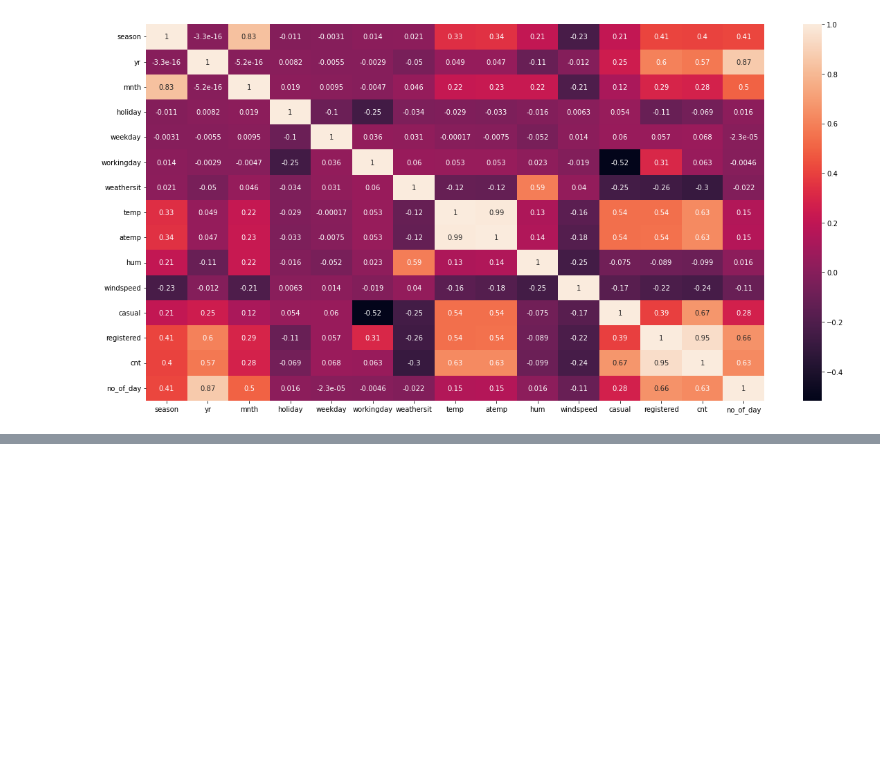
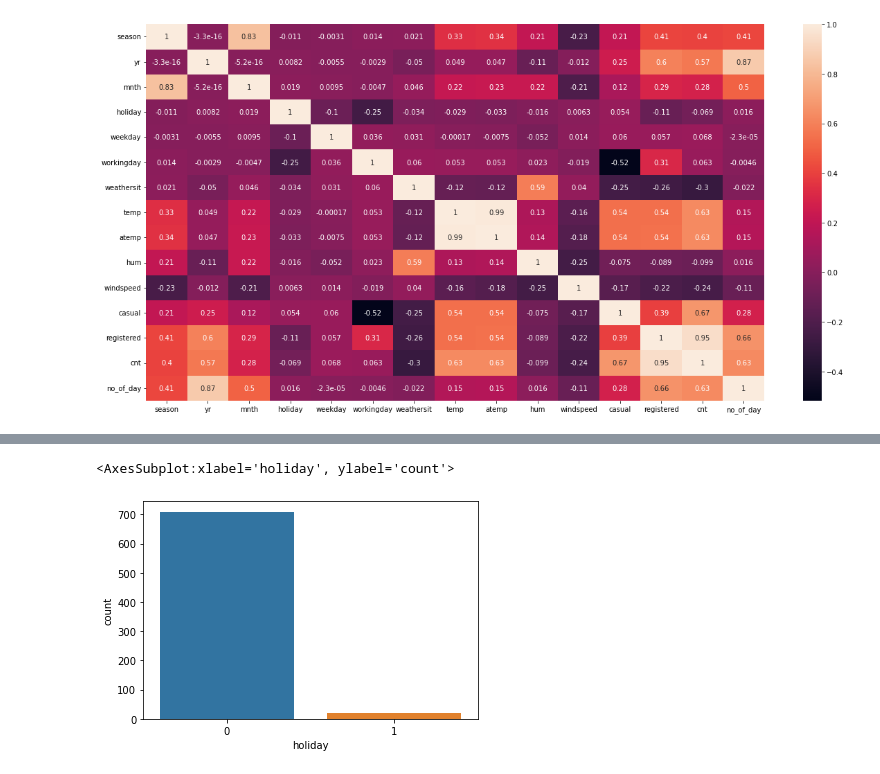
Before and after one commit to Akhilesh271988/BoomBikes, a Jupyter notebook: Boom_bike.ipynb, the cells around one changed output, grey strips where cells are left out. Saved outputs shown, nothing was run; the diff lists cells and outputs as text; code cells hidden in the pictures; blank space fills up the shorter version.

```diff
--- a/Boom_bike.ipynb
+++ b/Boom_bike.ipynb
@@ -114,0 +156,5 @@ sns.heatmap(df_day.corr(),annot=True)
+# %%
+sns.countplot(data=df_day,x='holiday',)
+# %% [output]
+<AxesSubplot:xlabel='holiday', ylabel='count'>
+[figure, added]
```
Also changed, not shown: parts of 13 cells of this notebook, 1 other file.
